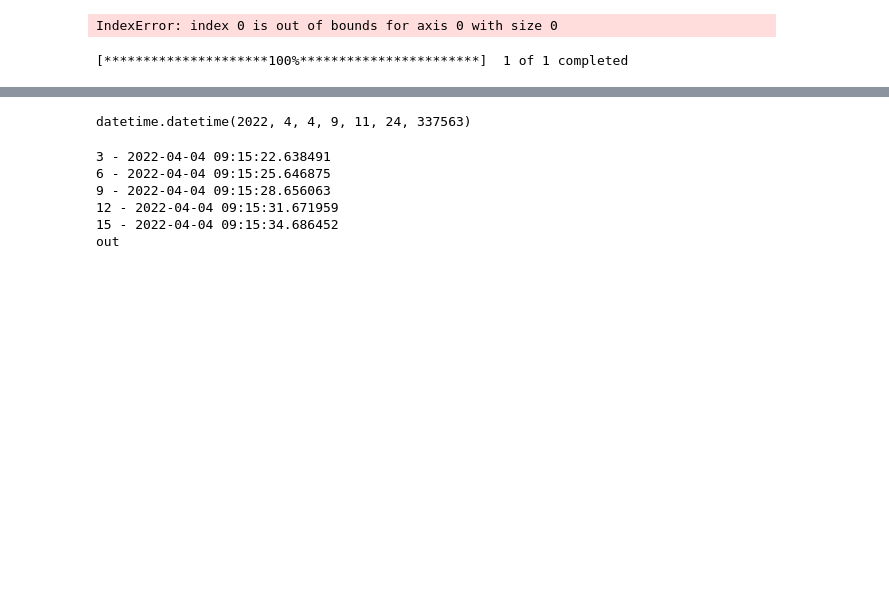
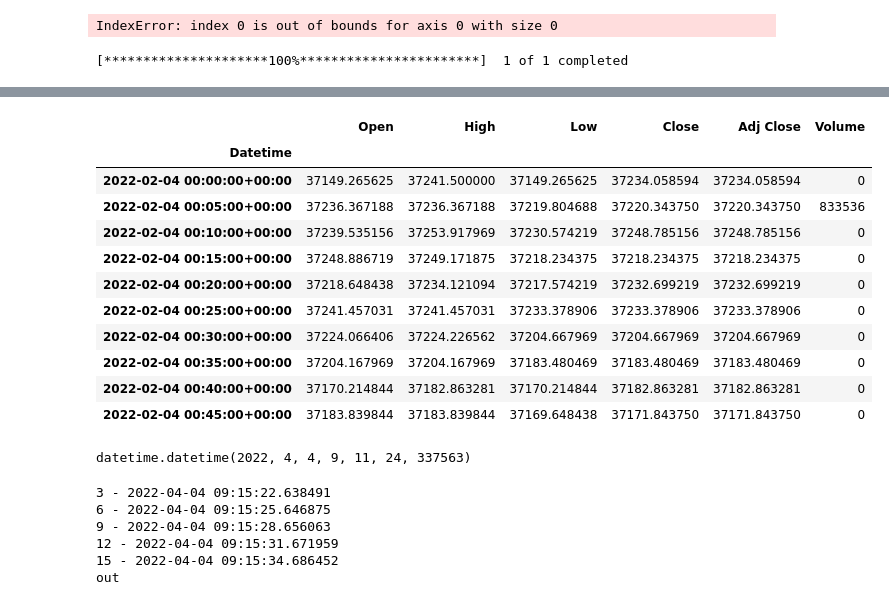
Before and after one commit to sjuanandres0/Chewbacca, a Jupyter notebook: chewie_playground.ipynb, the cells around one changed output, grey strips where cells are left out. Drawn from its saved outputs; the diff is of its cells as text; code cells hidden in the pictures; blank space fills up the shorter version.

```diff
--- a/chewie_playground.ipynb
+++ b/chewie_playground.ipynb
@@ -683,3 +892,18 @@ tds.to_csv('tds.csv', index=False)
+# %%
+testing_df.iloc[0:10]
+# %% [output]
+|  | Open | High | Low | Close | Adj Close | Volume |
+| Datetime |  |  |  |  |  |  |
+| 2022-02-04 00:00:00+00:00 | 37149.265625 | 37241.500000 | 37149.265625 | 37234.058594 | 37234.058594 | 0 |
+| 2022-02-04 00:05:00+00:00 | 37236.367188 | 37236.367188 | 37219.804688 | 37220.343750 | 37220.343750 | 833536 |
+| 2022-02-04 00:10:00+00:00 | 37239.535156 | 37253.917969 | 37230.574219 | 37248.785156 | 37248.785156 | 0 |
+| 2022-02-04 00:15:00+00:00 | 37248.886719 | 37249.171875 | 37218.234375 | 37218.234375 | 37218.234375 | 0 |
+| 2022-02-04 00:20:00+00:00 | 37218.648438 | 37234.121094 | 37217.574219 | 37232.699219 | 37232.699219 | 0 |
+| 2022-02-04 00:25:00+00:00 | 37241.457031 | 37241.457031 | 37233.378906 | 37233.378906 | 37233.378906 | 0 |
+| 2022-02-04 00:30:00+00:00 | 37224.066406 | 37224.226562 | 37204.667969 | 37204.667969 | 37204.667969 | 0 |
+| 2022-02-04 00:35:00+00:00 | 37204.167969 | 37204.167969 | 37183.480469 | 37183.480469 | 37183.480469 | 0 |
+| 2022-02-04 00:40:00+00:00 | 37170.214844 | 37182.863281 | 37170.214844 | 37182.863281 | 37182.863281 | 0 |
+| 2022-02-04 00:45:00+00:00 | 37183.839844 | 37183.839844 | 37169.648438 | 37171.843750 | 37171.843750 | 0 |
 # %%
 datetime.datetime.now()
 # %% [output]
```
Also changed, not shown: parts of 23 cells of this notebook, 4 other files.
